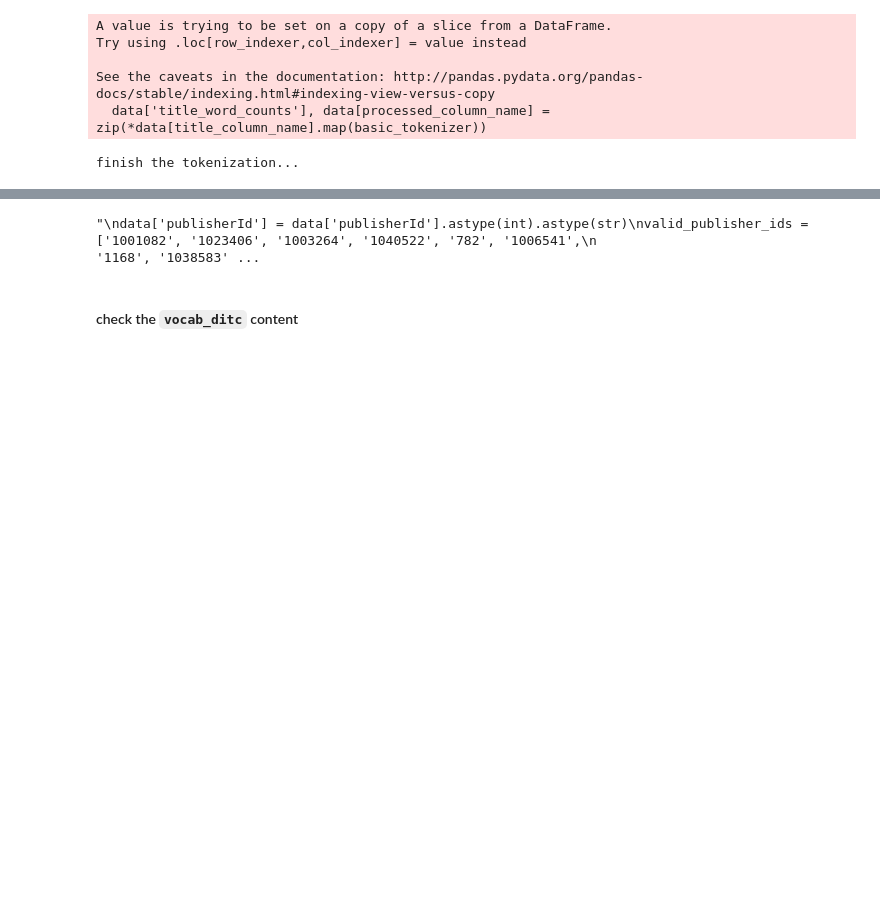
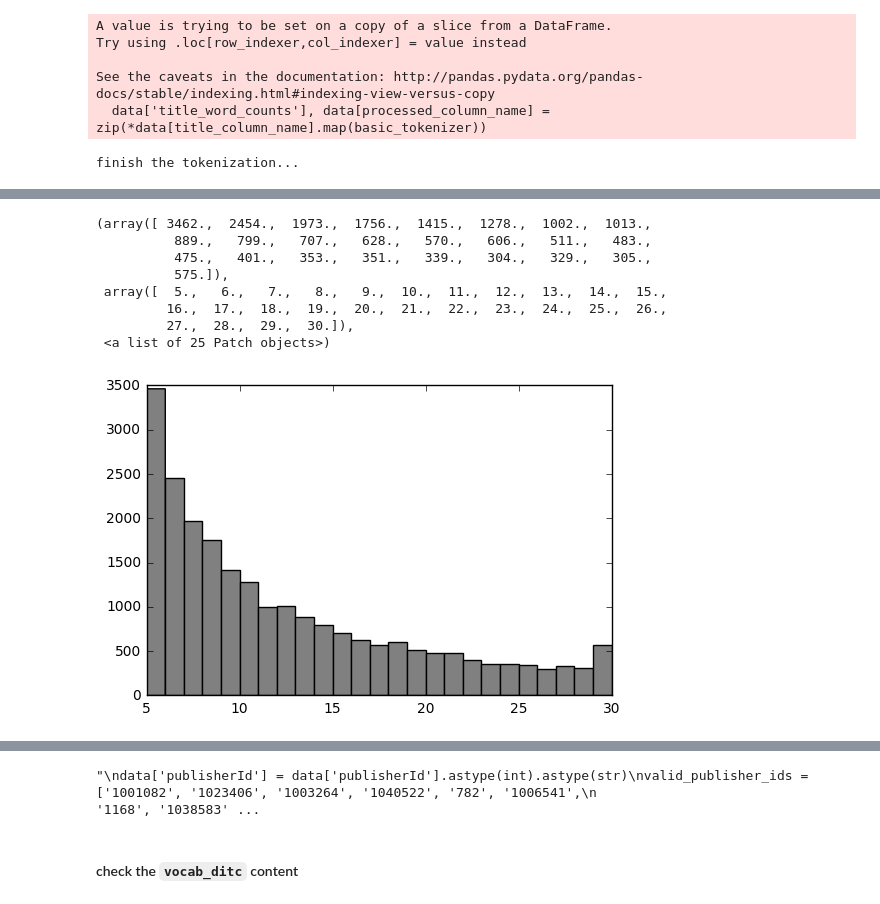
Before and after one commit to mengyx-work/ipyhon_notebooks, a Jupyter notebook: notebooks/seq2seq_data_validate.ipynb, the cells around one changed output, grey strips where cells are left out. Cells and saved outputs as stored; diff of their text form; code cells hidden in the pictures; blank space fills up the shorter version.

```diff
--- a/notebooks/seq2seq_data_validate.ipynb
+++ b/notebooks/seq2seq_data_validate.ipynb
@@ -9,7 +11,7 @@ process_title_column_by_spacy, create_selected_vocab_dict, process_title_with_to
 # %% [markdown]
 ### the title processing steps
 # %%
-data_path = '/Users/matt.meng/Downloads'
+data_path = '/Users/matt.meng'
 file_name = 'insights_selected_articles_20170818_20170926.json'
 meta_data_file_name = 'meta_title_data.csv'
 delimiter = '\t\t'
@@ -122,0 +147,14 @@ total 86744 words are tokenized from 598075 titles using 7.83 second
+# %%
+bin_num = 30
+# %%
+plt.hist(vocab_dict.values(), bins=(bin_num-5), range=[5, bin_num], facecolor='gray', align='mid')
+# %% [output]
+(array([ 3462.,  2454.,  1973.,  1756.,  1415.,  1278.,  1002.,  1013.,
+          889.,   799.,   707.,   628.,   570.,   606.,   511.,   483.,
+          475.,   401.,   353.,   351.,   339.,   304.,   329.,   305.,
+          575.]),
+ array([  5.,   6.,   7.,   8.,   9.,  10.,  11.,  12.,  13.,  14.,  15.,
+         16.,  17.,  18.,  19.,  20.,  21.,  22.,  23.,  24.,  25.,  26.,
+         27.,  28.,  29.,  30.]),
+ <a list of 25 Patch objects>)
+[figure, added]
```
Also changed, not shown: parts of 13 cells of this notebook.
